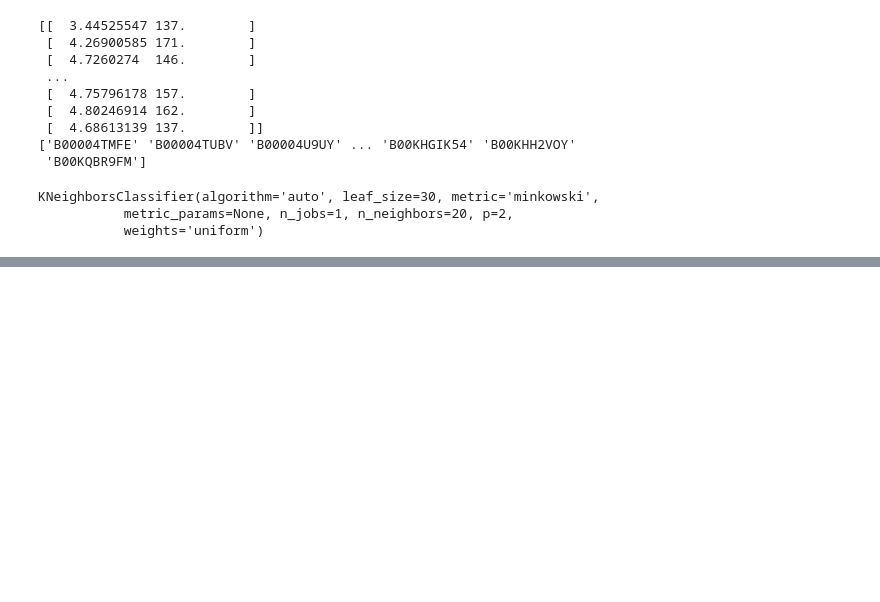
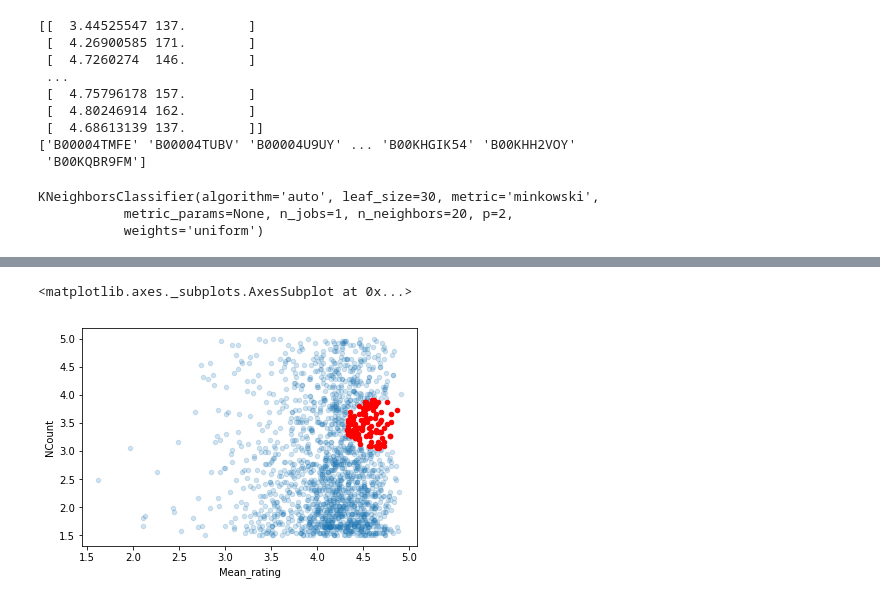
Before and after one commit to nishnash54/RecOmax, a Jupyter notebook: Online/recomendation_system.ipynb, the cells around one changed output, grey strips where cells are left out. Saved outputs shown, nothing was run; the diff lists cells and outputs as text; code cells hidden in the pictures; blank space fills up the shorter version.

```diff
--- a/Online/recomendation_system.ipynb
+++ b/Online/recomendation_system.ipynb
@@ -347,0 +362,3 @@ test_data.iloc[neigh[0]].plot(kind='scatter', x='Mean_rating', y='Count', color=
+# %%
+test_data['NCount'] = (5.0 - 1.5)/99 * (test_data.Count - mx)+5.0
+print(test_data.NCount.describe())
@@ -347,0 +375,3 @@ test_data.iloc[neigh[0]].plot(kind='scatter', x='Mean_rating', y='Count', color=
+# %%
+X_train_norm = test_data[['Mean_rating', 'NCount']].values
+print(X_train_norm)
@@ -347,0 +386,9 @@ test_data.iloc[neigh[0]].plot(kind='scatter', x='Mean_rating', y='Count', color=
+# %%
+Norm_knn = KNeighborsClassifier().fit(X_train_norm, Y_train)
+neigh = Norm_knn.kneighbors(X=[[4.75796178, 3.47979798]], n_neighbors=100, return_distance=False)
+# %%
+ax = test_data.plot(kind='scatter', x='Mean_rating', y='NCount', alpha=0.20)
+test_data.iloc[neigh[0]].plot(kind='scatter', x='Mean_rating', y='NCount', color='r', ax=ax)
+# %% [output]
+<matplotlib.axes._subplots.AxesSubplot at 0x...>
+[figure, added]
```
Also changed, not shown: parts of 7 cells of this notebook.
